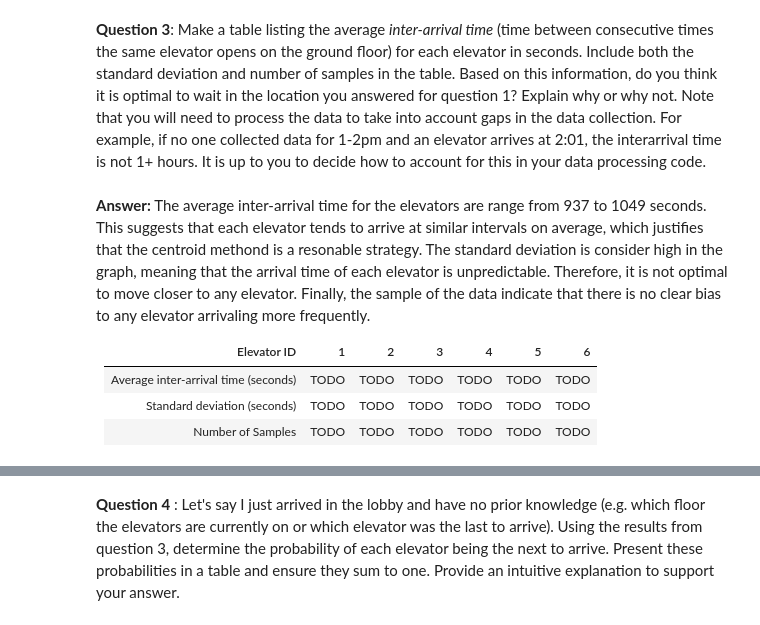
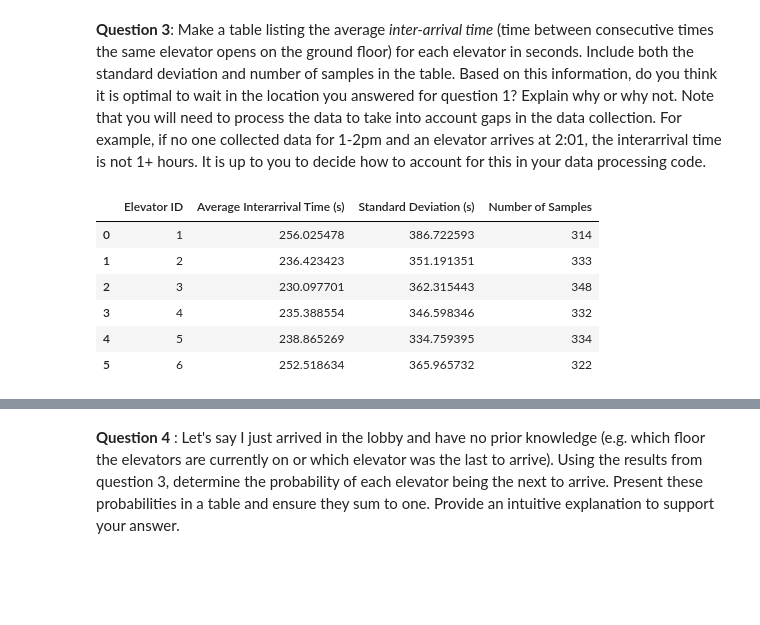
Before and after one commit to xud0218/xudd-assignment-1, a Jupyter notebook: assignment1.ipynb, the cells around one changed output, grey strips where cells are left out. Drawn from its saved outputs; the diff is of its cells as text; code cells hidden in the pictures; blank space fills up the shorter version.

```diff
--- a/assignment1.ipynb
+++ b/assignment1.ipynb
@@ -92,22 +91,33 @@ to wait in the location you answered for question 1? Explain why or why not. Not
 gaps in the data collection. For example, if no one collected data for 1-2pm and an elevator arrives at 2:01, the interarrival time is not 1+ hours.
 It is up to you to decide how to account for this in your data processing code.
 # %%
-# Group the data by Elevator ID
+elevator_data = pd.read_csv('elevatorData.csv')
+
+# Convert the 'Timestamp' column to datetime
+elevator_data['Timestamp'] = pd.to_datetime(elevator_data['Timestamp'])
+
+# Sort the data by 'Elevator ID' and 'Timestamp' to ensure proper calculation of inter-arrival times
 elevator_data = elevator_data.sort_values(by=['Elevator ID', 'Timestamp'])
 
 # Calculate the inter-arrival time for each elevator in seconds
 elevator_data['Interarrival Time'] = elevator_data.groupby('Elevator ID')['Timestamp'].diff().dt.total_seconds()
 
-# Exclude any rows with missing values (NaNs) in the interarrival time column
-elevator_data_cleaned = elevator_data.dropna()
+# Handle long gaps (e.g., gaps greater than 1 hour can be removed)
+elevator_data_cleaned = elevator_data.dropna(subset=['Interarrival Time'])
+elevator_data_cleaned = elevator_data_cleaned[elevator_data_cleaned['Interarrival Time'] < 3600]  # Removing intervals over 1 hour
 
 # Compute the average, standard deviation, and number of samples for each elevator
 elevator_stats = elevator_data_cleaned.groupby('Elevator ID')['Interarrival Time'].agg(['mean', 'std', 'count']).reset_index()
+
+# Rename columns for clarity
+elevator_stats.columns = ['Elevator ID', 'Average Interarrival Time (s)', 'Standard Deviation (s)', 'Number of Samples']
+
+elevator_stats
+# %% [output]
+|  | Elevator ID | Average Interarrival Time (s) | Standard Deviation (s) | Number of Samples |
+| 0 | 1 | 256.025478 | 386.722593 | 314 |
+| 1 | 2 | 236.423423 | 351.191351 | 333 |
+| 2 | 3 | 230.097701 | 362.315443 | 348 |
+| 3 | 4 | 235.388554 | 346.598346 | 332 |
+| 4 | 5 | 238.865269 | 334.759395 | 334 |
+| 5 | 6 | 252.518634 | 365.965732 | 322 |
-# %% [markdown]
-**Answer:** The average inter-arrival time for the elevators are range from 937 to 1049 seconds. This suggests that each elevator tends to arrive at similar intervals on average, which justifies that the centroid methond is a resonable strategy. The standard deviation is consider high in the graph, meaning that the arrival time of each elevator is unpredictable. Therefore, it is not optimal to move closer to any elevator. Finally, the sample of the data indicate that there is no clear bias to any elevator arrivaling more frequently.
-
-| Elevator ID | 1 | 2 | 3 | 4 | 5 | 6 |
-| ----------- | --- |--- |--- |--- |--- |--- |
-| Average inter-arrival time (seconds) | TODO | TODO | TODO | TODO | TODO |TODO |
-| Standard deviation (seconds) | TODO | TODO | TODO | TODO | TODO |TODO |
-| Number of Samples | TODO | TODO | TODO | TODO | TODO |TODO |
```
Also changed, not shown: parts of 9 cells of this notebook.
